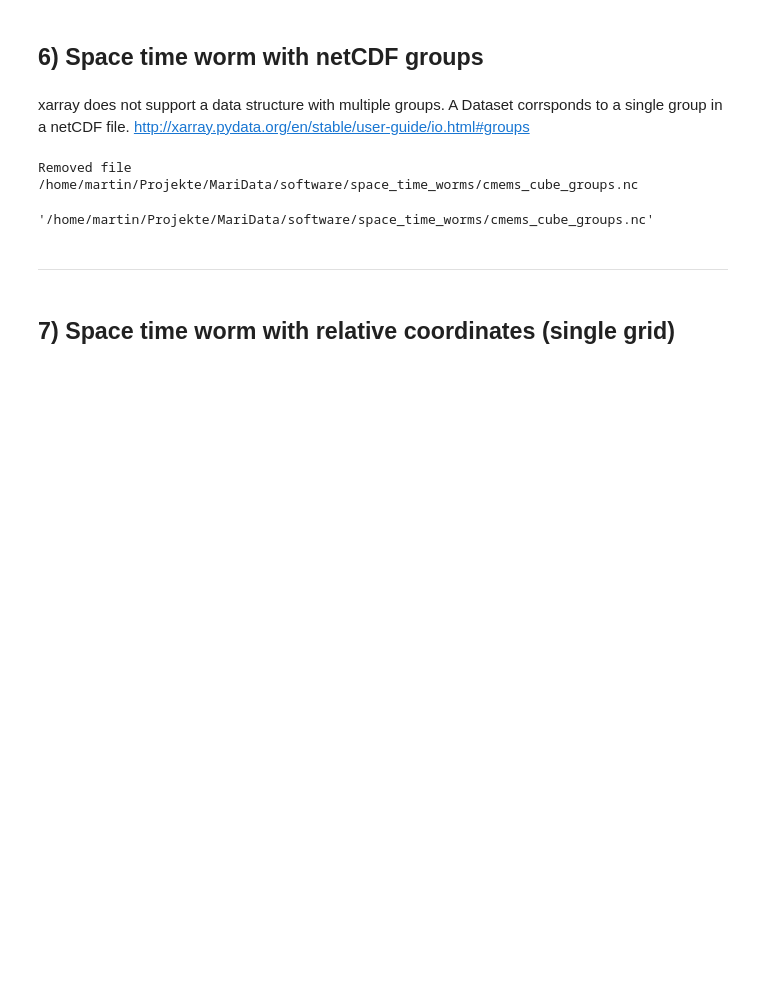
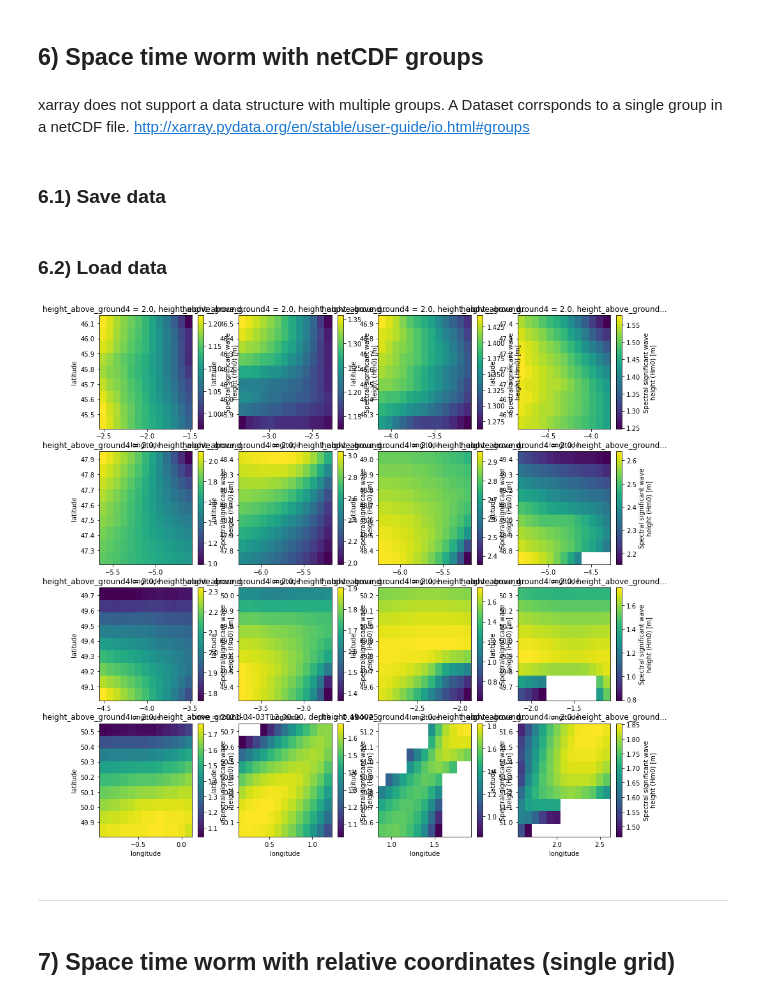
Before and after one commit to 52North/MariGeoRoute, a Jupyter notebook: space_time_worm/space_time_worm.ipynb, the cells around one changed output. Cells and saved outputs as stored; diff of their text form; code cells hidden in the pictures; blank space fills up the shorter version.

```diff
--- a/space_time_worm/space_time_worm.ipynb
+++ b/space_time_worm/space_time_worm.ipynb
@@ -328,12 +352,36 @@ for idx, dataset in enumerate(datasets):
 # %% [markdown]
 xarray does not support a data structure with multiple groups. A Dataset corrsponds to a single group in a netCDF file.
 http://xarray.pydata.org/en/stable/user-guide/io.html#groups
+# %%
+out = '/home/martin/Projekte/MariData/software/space_time_worm/cmems_cube_groups.nc'
+# %% [markdown]
+### 6.1) Save data
 # %%
-out = '/home/martin/Projekte/MariData/software/space_time_worms/cmems_cube_groups.nc'
-save_with_groups(datasets, out)
+#save_with_groups(datasets, out)
-# %% [output]
-Removed file /home/martin/Projekte/MariData/software/space_time_worms/cmems_cube_groups.nc
-'/home/martin/Projekte/MariData/software/space_time_worms/cmems_cube_groups.nc'
+# %% [markdown]
+### 6.2) Load data
+# %%
+datasets_group = []
+for idx in range(1,17):
+    datasets_group.append(xr.load_dataset(out, group='point_{}'.format(idx)))
+#datasets_group
+# %%
+fig, axes = plt.subplots(ncols=4, nrows=4, figsize=(15,15))
+
+col = 0
+row = 0
+for idx, dataset in enumerate(datasets_group):
+    idx = idx + 1
+    #print(idx, row, col)
+    dataset.isel(time=0).VHM0.plot(ax=axes[row, col])
+    #dataset.isel(time=0).VHM0.plot(ax=axes[row, col], vmin=1.2, vmax=2.7)
+    if idx % 4 == 0:
+        row = row + 1
+        col = 0
+    else:
+        col = col + 1
+# %% [output]
+[figure, added]
 # %% [markdown]
 ---
 # %% [markdown]
```
Also changed, not shown: parts of 25 cells of this notebook.
